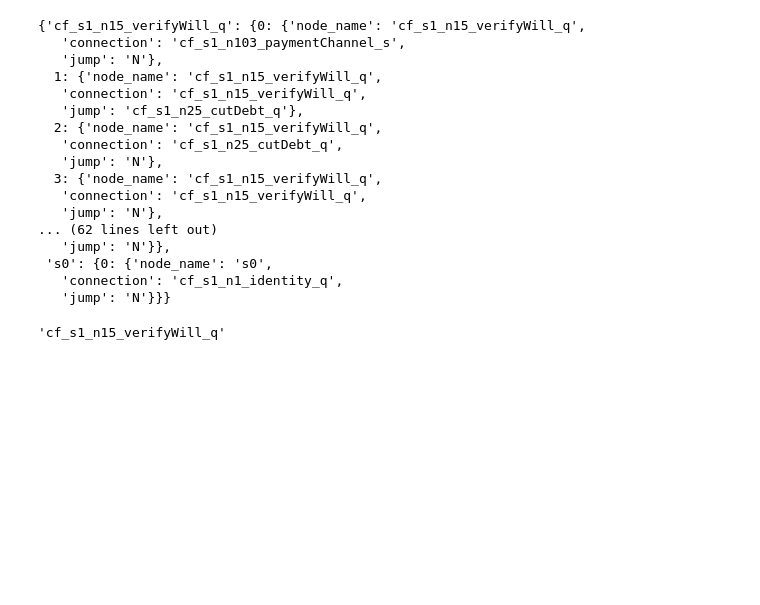
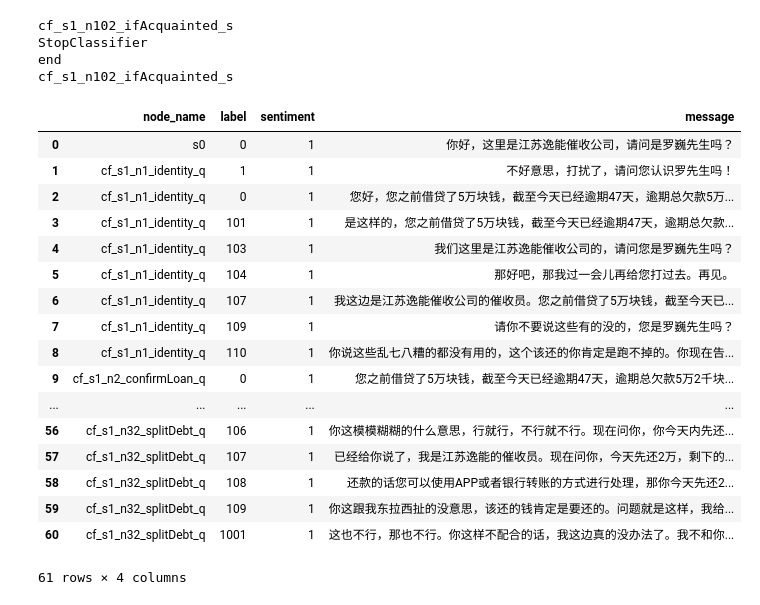
Before and after one commit to TSLNIHAOGIT/Chatbot1.0_ss, a Jupyter notebook: MLModel/code/TreeModelV2/chatbot_engine.ipynb, the cells around one changed output. Saved outputs shown, nothing was run; the diff lists cells and outputs as text; code cells hidden in the pictures; blank space fills up the shorter version.

```diff
--- a/MLModel/code/TreeModelV2/chatbot_engine.ipynb
+++ b/MLModel/code/TreeModelV2/chatbot_engine.ipynb
@@ -12,3 +12,4 @@ savedModel_path = '../../savedModel/{}/{}.pickle'
 model_dict = {}
 for each_model in models_list:
     model_dict[each_model] = pickle.load(open(savedModel_path.format(each_model,each_model), 'rb'))
+    model_dict[each_model].classify('再说一遍')
@@ -71,7 +65,5 @@ class StopClassifier(ClassifierBase):
         result_dict = {'label':0,'ptp_time':None}
         return result_dict
 
-
-model_dict['OtherClassifier'] = OtherClassifier()
 model_dict['StopClassifier'] = StopClassifier()
 model_dict['InitClassifier'] = InitClassifier()
@@ -88,6 +76,7 @@ class Node:
         self.name = node_name
         self.entry_counter = 0
         self._load_message(msg_path)
+        print('{} is initialized'.format(self.name))
 
 
 
@@ -104,21 +93,27 @@ class Node:
         clf = model.classify(sentence)
 
         self.output_label = clf['label']
+        # jump trigger
+        if self.output_label == 1 and self.entry_counter >=2:
+            self.output_label = 1001
         self.ptp_time = clf.get('ptp_time')
         return self.output_label, self.ptp_time
 
 
     def _load_message(self, msg_path):
-        self.df = pd.read_csv(msg_path, encoding='utf8')
-        self.df = self.df[self.df['node_name'] == self.name]
+        self.messages = pd.read_csv(msg_path, encoding='utf8')
+        self.messages = self.messages[self.messages['node_name'] == self.name]
+        self.messages.label = self.messages.label.astype('int')
+        self.messages.sentiment = self.messages.sentiment.astype('int')
 
 
     def get_response(self, label, sentiment=1):
         """
         return response by label
         """
-        df = self.df[(self.df.label == label) & (self.df.sentiment == sentiment)]
+        df = self.messages[(self.messages.label == label) & (self.messages.sentiment == sentiment)]
         response = df.message.values[0]
+        self.entry_counter += 1
         return response
 
 
@@ -133,7 +128,6 @@ class S1_N0(Node):
         super().__init__('s0', msg_path)
         self.describe = 'Init node'
         self.model_name = 'InitClassifier'
-        self.response = 'S0 initialize'
 
 
 ###################### Node 1  #########################
@@ -244,3 +238,13 @@ class S1_N108(NodeStop):
     def __init__(self,msg_path):
         super().__init__('cf_s1_n108_noResult_s',msg_path)
         self.describe = 'no result'
+
+class S1_N109(NodeStop):
+    def __init__(self,msg_path):
+        super().__init__('cf_s1_n109_scheduleCall_s',msg_path)
+        self.describe = 'no result'
+
+class S1_N110(NodeStop):
+    def __init__(self,msg_path):
+        super().__init__('cf_s1_n110_recordWechat_s',msg_path)
+        self.describe = 'no result'
@@ -359,3 +330,3 @@ class TreeStage1(TreeBase):
         return response
 # %%
-t1 = TreeStage1(graph_path='../../data/TreeModel/treeConnection.csv')
+t1 = TreeStage1(graph_path='../../data/TreeModel/treeConnection.csv',msg_path='../../data/TreeModel/node_message.csv')
@@ -362,24 +350,30 @@ t1 = TreeStage1(graph_path='../../data/TreeModel/treeConnection.csv')
+# %%
+print(t1.current_node_name)
+print(t1.process('不行',model_dict))
+print(t1.current_node_name)
+# %% [output]
+cf_s1_n102_ifAcquainted_s
+StopClassifier
+end
+cf_s1_n102_ifAcquainted_s
 # %%
-t1.mapping
+t1.messages
 # %% [output]
+|  | node_name | label | sentiment | message |
+| 0 | s0 | 0 | 1 | 你好，这里是江苏逸能催收公司，请问是罗巍先生吗？ |
+| 1 | cf_s1_n1_identity_q | 1 | 1 | 不好意思，打扰了，请问您认识罗先生吗！ |
+| 2 | cf_s1_n1_identity_q | 0 | 1 | 您好，您之前借贷了5万块钱，截至今天已经逾期47天，逾期总欠款5万... |
+| 3 | cf_s1_n1_identity_q | 101 | 1 | 是这样的，您之前借贷了5万块钱，截至今天已经逾期47天，逾期总欠款... |
+| 4 | cf_s1_n1_identity_q | 103 | 1 | 我们这里是江苏逸能催收公司的，请问您是罗巍先生吗？ |
+| 5 | cf_s1_n1_identity_q | 104 | 1 | 那好吧，那我过一会儿再给您打过去。再见。 |
+| 6 | cf_s1_n1_identity_q | 107 | 1 | 我这边是江苏逸能催收公司的催收员。您之前借贷了5万块钱，截至今天已... |
+| 7 | cf_s1_n1_identity_q | 109 | 1 | 请你不要说这些有的没的，您是罗巍先生吗？ |
+| 8 | cf_s1_n1_identity_q | 110 | 1 | 你说这些乱七八糟的都没有用的，这个该还的你肯定是跑不掉的。你现在告... |
+| 9 | cf_s1_n2_confirmLoan_q | 0 | 1 | 您之前借贷了5万块钱，截至今天已经逾期47天，逾期总欠款5万2千块... |
+| ... | ... | ... | ... | ... |
+| 56 | cf_s1_n32_splitDebt_q | 106 | 1 | 你这模模糊糊的什么意思，行就行，不行就不行。现在问你，你今天内先还... |
+| 57 | cf_s1_n32_splitDebt_q | 107 | 1 | 已经给你说了，我是江苏逸能的催收员。现在问你，今天先还2万，剩下的... |
+| 58 | cf_s1_n32_splitDebt_q | 108 | 1 | 还款的话您可以使用APP或者银行转账的方式进行处理，那你今天先还2... |
+| 59 | cf_s1_n32_splitDebt_q | 109 | 1 | 你这跟我东拉西扯的没意思，该还的钱肯定是要还的。问题就是这样，我给... |
+| 60 | cf_s1_n32_splitDebt_q | 1001 | 1 | 这也不行，那也不行。你这样不配合的话，我这边真的没办法了。我不和你... |
-{'cf_s1_n15_verifyWill_q': {0: {'node_name': 'cf_s1_n15_verifyWill_q',
-   'connection': 'cf_s1_n103_paymentChannel_s',
-   'jump': 'N'},
-  1: {'node_name': 'cf_s1_n15_verifyWill_q',
-   'connection': 'cf_s1_n15_verifyWill_q',
-   'jump': 'cf_s1_n25_cutDebt_q'},
-  2: {'node_name': 'cf_s1_n15_verifyWill_q',
-   'connection': 'cf_s1_n25_cutDebt_q',
-   'jump': 'N'},
-  3: {'node_name': 'cf_s1_n15_verifyWill_q',
-   'connection': 'cf_s1_n15_verifyWill_q',
-   'jump': 'N'},
-... (62 lines left out)
-   'jump': 'N'}},
- 's0': {0: {'node_name': 's0',
-   'connection': 'cf_s1_n1_identity_q',
-   'jump': 'N'}}}
+61 rows × 4 columns
-# %%
-t1.current_node_name
-# %% [output]
-'cf_s1_n15_verifyWill_q'
```
Also changed, not shown: parts of 18 cells of this notebook, 5 other files.
